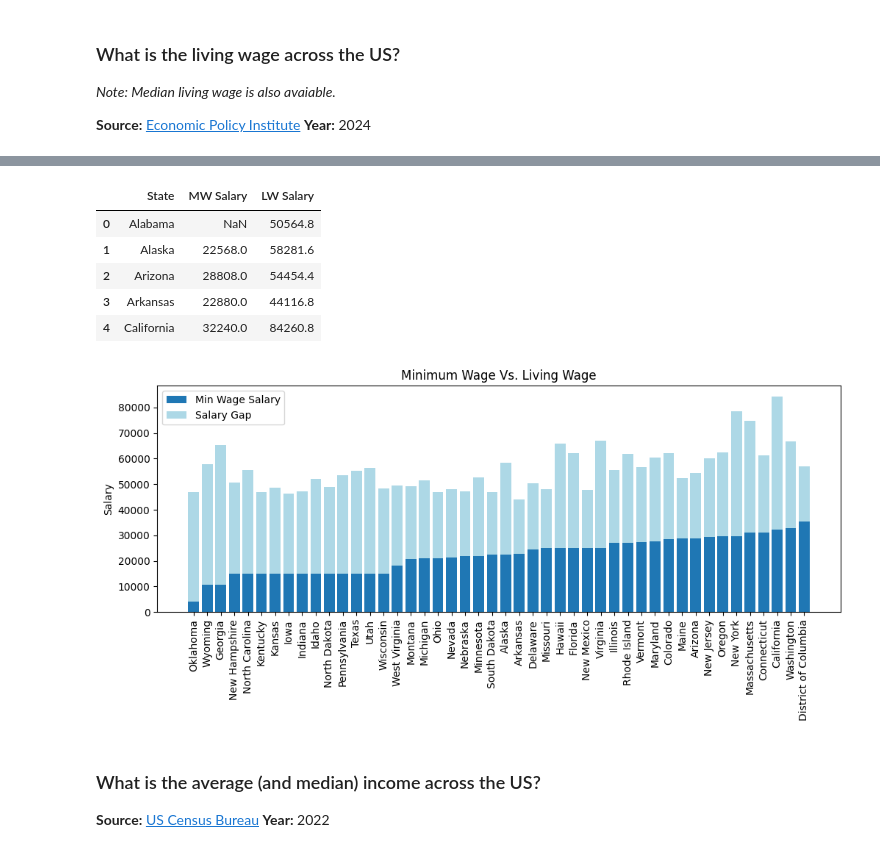
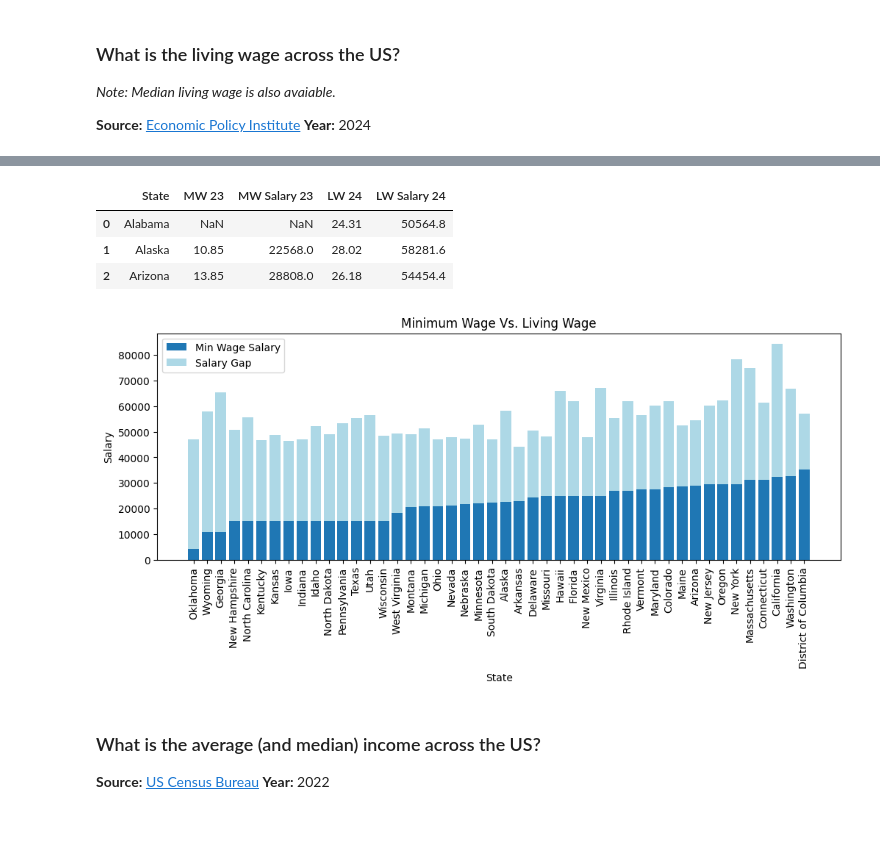
Before and after one commit to savitvitskiy/Salary-Education, a Jupyter notebook: Salaries.ipynb, the cells around one changed output, grey strips where cells are left out. Drawn from its saved outputs; the diff is of its cells as text; code cells hidden in the pictures; blank space fills up the shorter version.

```diff
--- a/Salaries.ipynb
+++ b/Salaries.ipynb
@@ -155,28 +88,54 @@ df_liv_wage.head()
-# %%
-df_combined = pd.merge(df_min_wage, df_liv_wage, left_on='State', right_on='State')
-df_combined.columns = ['State', 'Min Wage', 'MW Salary', 'Liv Wage', 'LW Salary']
-df_combined.drop(df_combined.columns[~df_combined.columns.str.contains('Salary|State')], axis=1, inplace=True)
-df_combined.head()
-# %% [output]
-|  | State | MW Salary | LW Salary |
-| 0 | Alabama | NaN | 50564.8 |
-| 1 | Alaska | 22568.0 | 58281.6 |
-| 2 | Arizona | 28808.0 | 54454.4 |
-| 3 | Arkansas | 22880.0 | 44116.8 |
-| 4 | California | 32240.0 | 84260.8 |
+# %%
+df_liv_wage = pd.read_csv('Datasets/Living_Wage.csv')
+
+# Remove columm of state abbreviations.
+df_liv_wage = df_liv_wage.iloc[:, 1:]
+
+# Reduce rows to include the 'standard' values.
+df_liv_wage = df_liv_wage[~df_liv_wage['Unnamed: 2'].str.contains('Median', na=False)]
+
+# Rename state column heading to 'State' and One adult, no children column to 'LW 24'
+df_liv_wage = df_liv_wage.rename(columns={'Unnamed: 1': 'State', 'One adult, no children': 'LW 24'})
+
+# Reduce columns to include 'all income from wages' values.
+df_liv_wage.drop(df_liv_wage.columns[df_liv_wage.columns.str.contains('Unnamed|Summary')], axis=1, inplace=True)
+
+# Combine information from first two rows.
+df_liv_wage = df_liv_wage[1:]
+
+# Use only data from one adult, no children.
+df_liv_wage = df_liv_wage.iloc[:, :2]
+
+# Convert data to numeric values.
+df_liv_wage['LW 24'] = df_liv_wage['LW 24'].str.extract(r'(\d+(?:\.\d+)?)').astype(float)
+
+# Create column with annual salary for a 40 hour work week.
+df_liv_wage['LW Salary 24'] = df_liv_wage['LW 24'] * 40 * 52
+
+df_liv_wage = df_liv_wage.reset_index(drop=True)
+
+df_combined = pd.merge(df_min_wage, df_liv_wage, left_on='State', right_on='State')
+
+df_combined.head(3)
+# %% [output]
+|  | State | MW 23 | MW Salary 23 | LW 24 | LW Salary 24 |
+| 0 | Alabama | NaN | NaN | 24.31 | 50564.8 |
+| 1 | Alaska | 10.85 | 22568.0 | 28.02 | 58281.6 |
+| 2 | Arizona | 13.85 | 28808.0 | 26.18 | 54454.4 |
 # %%
-df_combined_ORD = df_combined.sort_values(by='MW Salary').dropna()
-df_combined_ORD['LW - MW'] = df_combined['LW Salary'] - df_combined['MW Salary']
+df_combined_ORD = df_combined.sort_values(by='MW Salary 23').dropna()
+df_combined_ORD['LW - MW'] = df_combined['LW Salary 24'] - df_combined['MW Salary 23']
 plt.figure(figsize=(12, 4))
-plt.bar(df_combined_ORD['State'], df_combined_ORD['MW Salary'], label='Min Wage Salary')
-plt.bar(df_combined_ORD['State'], df_combined_ORD['LW - MW'], bottom=df_combined_ORD['MW Salary'], color='lightblue', label='Salary Gap')
+plt.bar(df_combined_ORD['State'], df_combined_ORD['MW Salary 23'], label='Min Wage Salary')
+plt.bar(df_combined_ORD['State'], df_combined_ORD['LW - MW'], bottom=df_combined_ORD['MW Salary 23'], color='lightblue', label='Salary Gap')
 plt.ylabel('Salary')
+plt.xlabel('State')
 plt.title('Minimum Wage Vs. Living Wage')
 plt.xticks(rotation=90)
 plt.legend()
 plt.show()
 # %% [output]
-[figure, old version]
+[figure, new version]
 # %% [markdown]
 ### What is the average (and median) income across the US?
 **Source:** [US Census Bureau](https://data.census.gov/table/ACSST1Y2022.S1901?t=Income%20and%20Poverty&g=010XX00US,$0400000) **Year:** 2022
```
Also changed, not shown: parts of 80 cells of this notebook, 12 other files.
